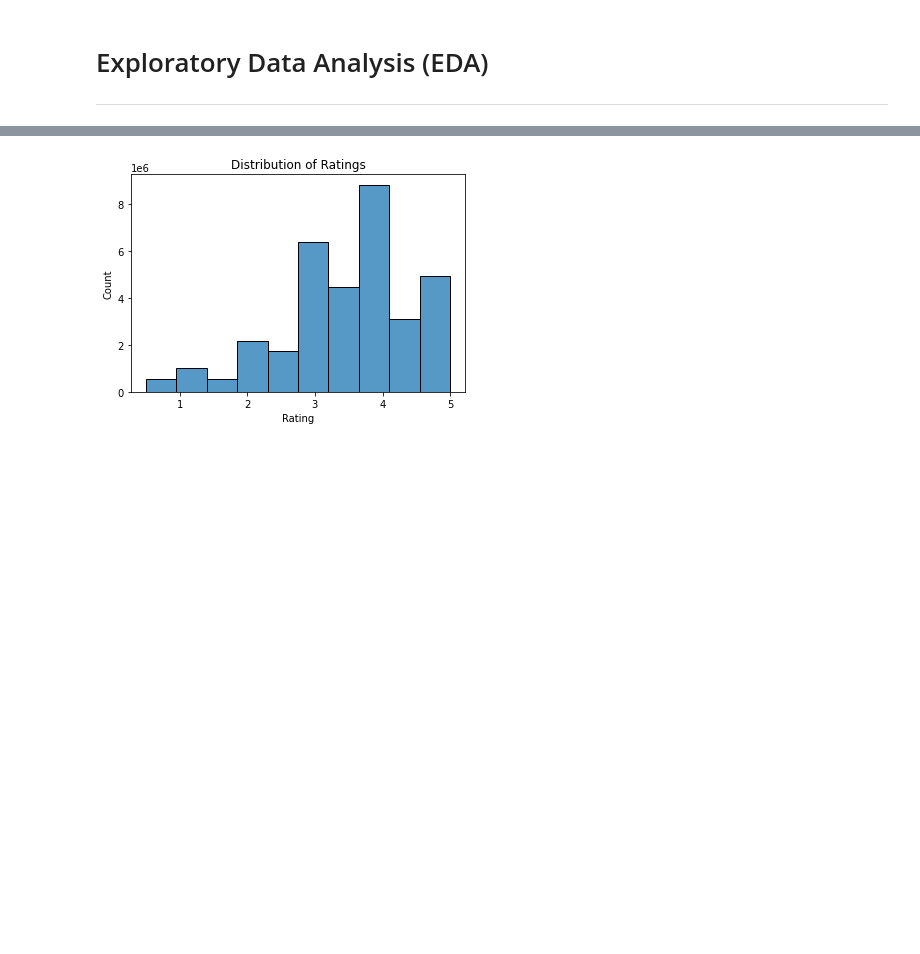
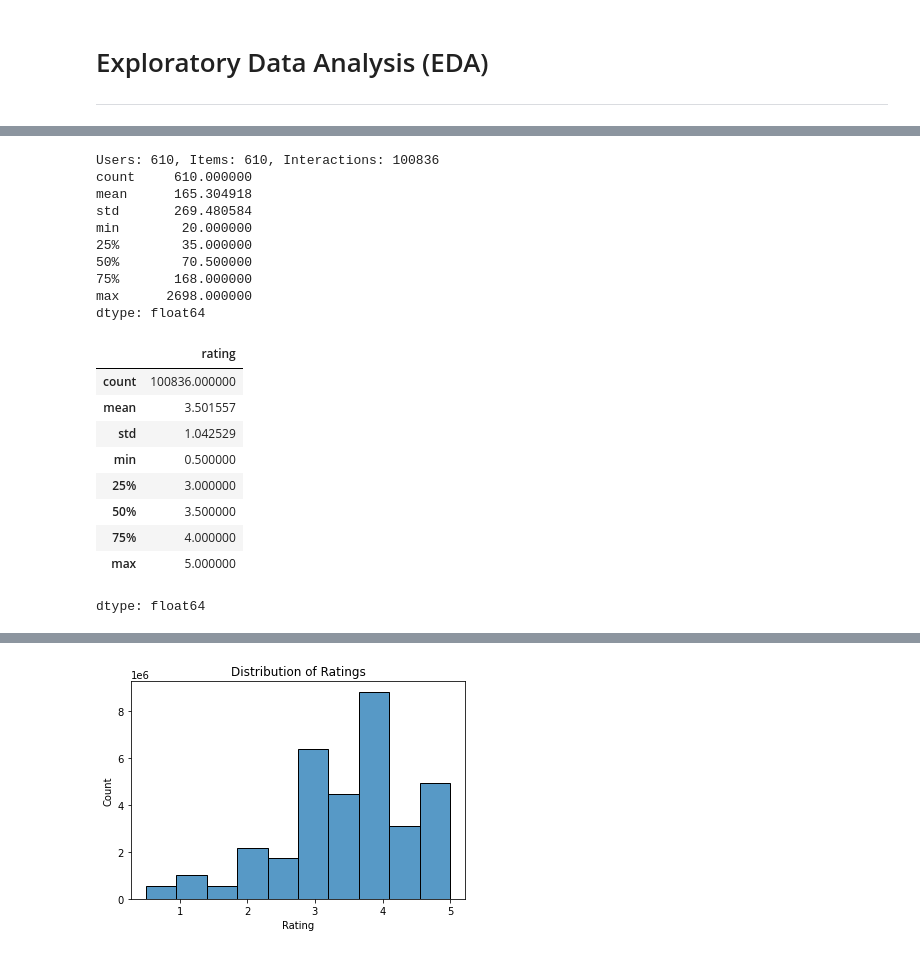
Before and after one commit to Wanyiri9dave/SimilarityEngine, a Jupyter notebook: index.ipynb, the cells around one changed output, grey strips where cells are left out. Drawn from its saved outputs; the diff is of its cells as text; code cells hidden in the pictures; blank space fills up the shorter version.

```diff
--- a/index.ipynb
+++ b/index.ipynb
@@ -160,0 +246,31 @@ merged = merged[merged['userId'].isin(user_counts[user_counts > 50].index)]
+# %%
+#Number of Users,Items and interactions
+n_users= ratings['userId'].nunique()
+n_items= ratings['movieId'].nunique()
+print(f'Users: {n_users}, Items: {n_users}, Interactions: {len(ratings)}')
+#Count Interactions per user
+user_counts= ratings.groupby('userId').size().describe()
+print(user_counts)
+# ratings distribution
+ratings['rating'].describe()
+# %% [output]
+Users: 610, Items: 610, Interactions: 100836
+count     610.000000
+mean      165.304918
+std       269.480584
+min        20.000000
+25%        35.000000
+50%        70.500000
+75%       168.000000
+max      2698.000000
+dtype: float64
+|  | rating |
+| count | 100836.000000 |
+| mean | 3.501557 |
+| std | 1.042529 |
+| min | 0.500000 |
+| 25% | 3.000000 |
+| 50% | 3.500000 |
+| 75% | 4.000000 |
+| max | 5.000000 |
+dtype: float64
```
Also changed, not shown: parts of 14 cells of this notebook.
